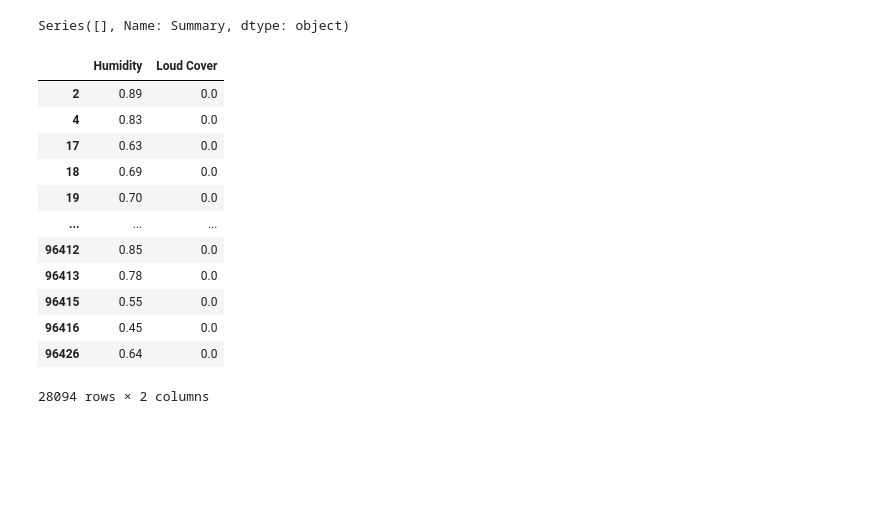
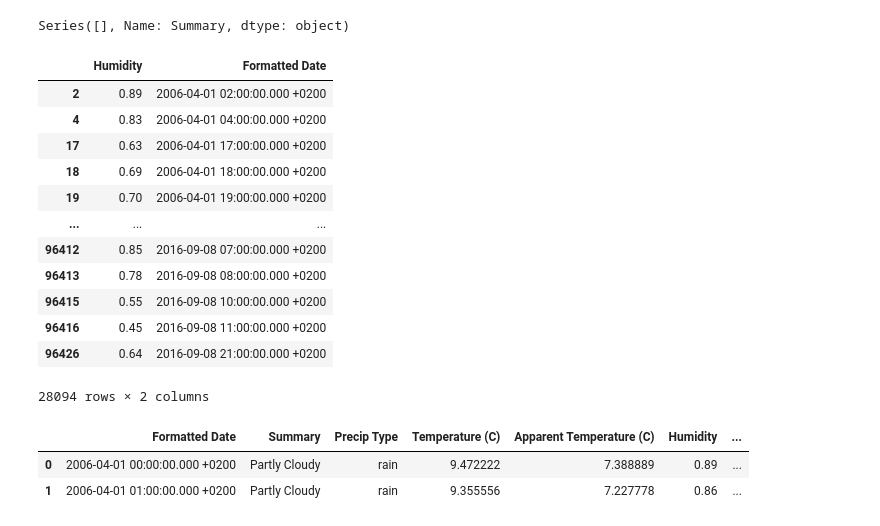
Before and after one commit to niteshprajapat/Kaggle-Weather-Dataset-Analysis, a Jupyter notebook: Weather Project.ipynb, the cells around one changed output. Drawn from its saved outputs; the diff is of its cells as text; code cells hidden in the pictures; blank space fills up the shorter version.

```diff
--- a/Weather Project.ipynb
+++ b/Weather Project.ipynb
@@ -534,18 +534,24 @@ Series([], Name: Summary, dtype: object)
 # %%
 fltr = (df["Summary"] == "Mostly Cloudy")
 # %%
-df.loc[fltr, ["Humidity", "Loud Cover"]]
+df.loc[fltr, ["Humidity", "Formatted Date"]]
 # %% [output]
-|  | Humidity | Loud Cover |
-| 2 | 0.89 | 0.0 |
-| 4 | 0.83 | 0.0 |
-| 17 | 0.63 | 0.0 |
-| 18 | 0.69 | 0.0 |
-| 19 | 0.70 | 0.0 |
+|  | Humidity | Formatted Date |
+| 2 | 0.89 | 2006-04-01 02:00:00.000 +0200 |
+| 4 | 0.83 | 2006-04-01 04:00:00.000 +0200 |
+| 17 | 0.63 | 2006-04-01 17:00:00.000 +0200 |
+| 18 | 0.69 | 2006-04-01 18:00:00.000 +0200 |
+| 19 | 0.70 | 2006-04-01 19:00:00.000 +0200 |
 | ... | ... | ... |
-| 96412 | 0.85 | 0.0 |
-| 96413 | 0.78 | 0.0 |
-| 96415 | 0.55 | 0.0 |
-| 96416 | 0.45 | 0.0 |
-| 96426 | 0.64 | 0.0 |
+| 96412 | 0.85 | 2016-09-08 07:00:00.000 +0200 |
+| 96413 | 0.78 | 2016-09-08 08:00:00.000 +0200 |
+| 96415 | 0.55 | 2016-09-08 10:00:00.000 +0200 |
+| 96416 | 0.45 | 2016-09-08 11:00:00.000 +0200 |
+| 96426 | 0.64 | 2016-09-08 21:00:00.000 +0200 |
 28094 rows × 2 columns
+# %%
+df.head(2)
+# %% [output]
+|  | Formatted Date | Summary | Precip Type | Temperature (C) | Apparent Temperature (C) | Humidity | ... |
+| 0 | 2006-04-01 00:00:00.000 +0200 | Partly Cloudy | rain | 9.472222 | 7.388889 | 0.89 | ... |
+| 1 | 2006-04-01 01:00:00.000 +0200 | Partly Cloudy | rain | 9.355556 | 7.227778 | 0.86 | ... |
```
Also changed, not shown: parts of 4 cells of this notebook.
